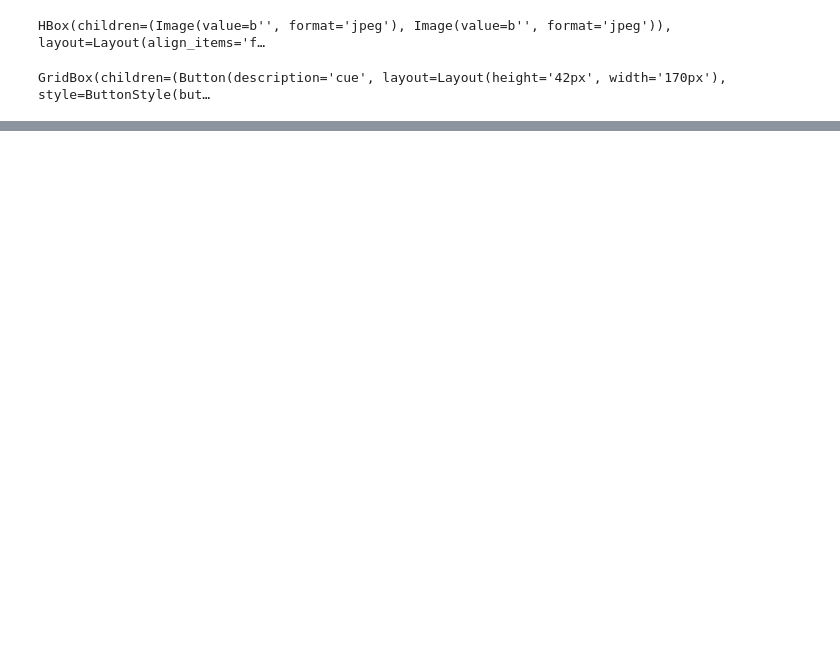
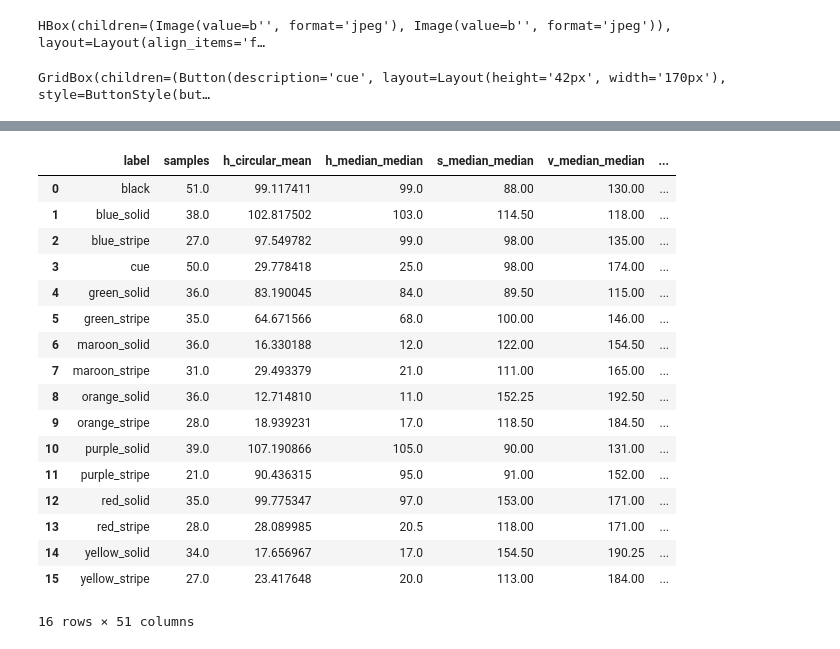
Before and after one commit to Alejandro-131004/Computer-Vision, a Jupyter notebook: assigment1.ipynb, the cells around one changed output, grey strips where cells are left out. Drawn from its saved outputs; the diff is of its cells as text; code cells hidden in the pictures; blank space fills up the shorter version.

```diff
--- a/assigment1.ipynb
+++ b/assigment1.ipynb
@@ -681,7 +681,7 @@ results = {}
 
 for (x, y, r) in balls:
     # Pass the WHITE-BALANCED image to classify the colors
-    number, colour_name, w_ratio = classify_ball(sample_wb, x, y, r)
+    number, colour_name, w_ratio = classify_ball(x, y, r)
     results[(x, y)] = {
         "number": number,
         "colour": colour_name,
@@ -1594,0 +1796,58 @@ GridBox(children=(Button(description='cue', layout=Layout(height='42px', width='
+# %%
+# ============================================================
+# Summary by exact label
+# ============================================================
+
+def summarise_group(group_df):
+    h_vals = group_df["h_median"].dropna().tolist()
+    s_vals = group_df["s_median"].dropna().tolist()
+    v_vals = group_df["v_median"].dropna().tolist()
+
+    summary = {
+        "samples": int(len(group_df)),
+        "h_circular_mean": circular_mean_deg_opencv(h_vals),
+        "h_median_median": float(np.median(h_vals)) if len(h_vals) else None,
+        "s_median_median": float(np.median(s_vals)) if len(s_vals) else None,
+        "v_median_median": float(np.median(v_vals)) if len(v_vals) else None,
+        "white_ratio_median": float(group_df["white_ratio"].median()),
+        "black_ratio_median": float(group_df["black_ratio"].median()),
+        "colour_ratio_median": float(group_df["colour_ratio"].median()),
+    }
+
+    summary.update(circular_hue_percentiles(h_vals))
+    summary.update({f"s_{k}": v for k, v in safe_percentiles(s_vals).items()})
+    summary.update({f"v_{k}": v for k, v in safe_percentiles(v_vals).items()})
+    summary.update({f"white_ratio_{k}": v for k, v in safe_percentiles(group_df["white_ratio"].dropna().tolist()).items()})
+    summary.update({f"black_ratio_{k}": v for k, v in safe_percentiles(group_df["black_ratio"].dropna().tolist()).items()})
+    summary.update({f"colour_ratio_{k}": v for k, v in safe_percentiles(group_df["colour_ratio"].dropna().tolist()).items()})
+
+    return pd.Series(summary)
+
+
+label_summary = (
+    df.groupby("label", dropna=False)
+      .apply(summarise_group)
+      .reset_index()
+      .sort_values("label")
+)
+
+label_summary
+# %% [output]
+|  | label | samples | h_circular_mean | h_median_median | s_median_median | v_median_median | ... |
+| 0 | black | 51.0 | 99.117411 | 99.0 | 88.00 | 130.00 | ... |
+| 1 | blue_solid | 38.0 | 102.817502 | 103.0 | 114.50 | 118.00 | ... |
+| 2 | blue_stripe | 27.0 | 97.549782 | 99.0 | 98.00 | 135.00 | ... |
+| 3 | cue | 50.0 | 29.778418 | 25.0 | 98.00 | 174.00 | ... |
+| 4 | green_solid | 36.0 | 83.190045 | 84.0 | 89.50 | 115.00 | ... |
+| 5 | green_stripe | 35.0 | 64.671566 | 68.0 | 100.00 | 146.00 | ... |
+| 6 | maroon_solid | 36.0 | 16.330188 | 12.0 | 122.00 | 154.50 | ... |
+| 7 | maroon_stripe | 31.0 | 29.493379 | 21.0 | 111.00 | 165.00 | ... |
+| 8 | orange_solid | 36.0 | 12.714810 | 11.0 | 152.25 | 192.50 | ... |
+| 9 | orange_stripe | 28.0 | 18.939231 | 17.0 | 118.50 | 184.50 | ... |
+| 10 | purple_solid | 39.0 | 107.190866 | 105.0 | 90.00 | 131.00 | ... |
+| 11 | purple_stripe | 21.0 | 90.436315 | 95.0 | 91.00 | 152.00 | ... |
+| 12 | red_solid | 35.0 | 99.775347 | 97.0 | 153.00 | 171.00 | ... |
+| 13 | red_stripe | 28.0 | 28.089985 | 20.5 | 118.00 | 171.00 | ... |
+| 14 | yellow_solid | 34.0 | 17.656967 | 17.0 | 154.50 | 190.25 | ... |
+| 15 | yellow_stripe | 27.0 | 23.417648 | 20.0 | 113.00 | 184.00 | ... |
+16 rows × 51 columns
```
Also changed, not shown: parts of 8 cells of this notebook, 3 other files.
